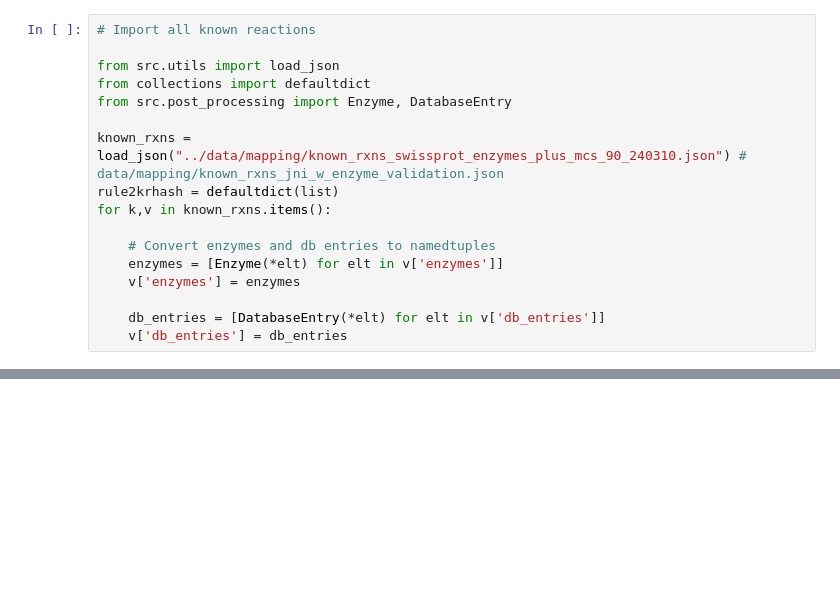
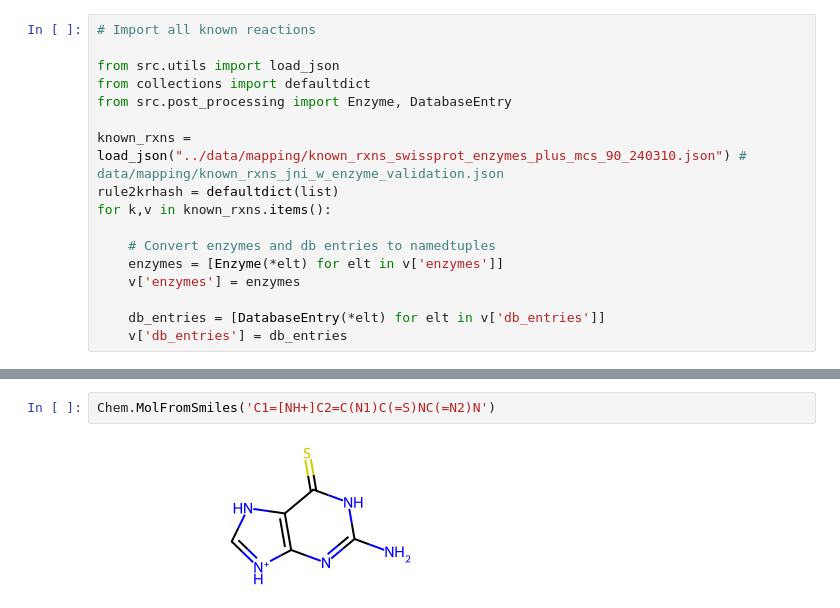
Before and after one commit to p7k/bottle, a Jupyter notebook: scripts/rxn_ctr_mcs.ipynb, the cells around one changed output, grey strips where cells are left out. Cells and saved outputs as stored; diff of their text form; blank space fills up the shorter version.

```diff
--- a/scripts/rxn_ctr_mcs.ipynb
+++ b/scripts/rxn_ctr_mcs.ipynb
@@ -252,3 +266,7 @@ for k,v in known_rxns.items():
+# %%
+Chem.MolFromSmiles('C1=[NH+]C2=C(N1)C(=S)NC(=N2)N')
+# %% [output]
+[figure, added]
 # %%
 # Attempt to run SanitizeMol on all the substrates
 # as G. Landrum recommended prior to getting reacting atoms
```
Also changed, not shown: parts of 18 cells of this notebook, 5 other files.
